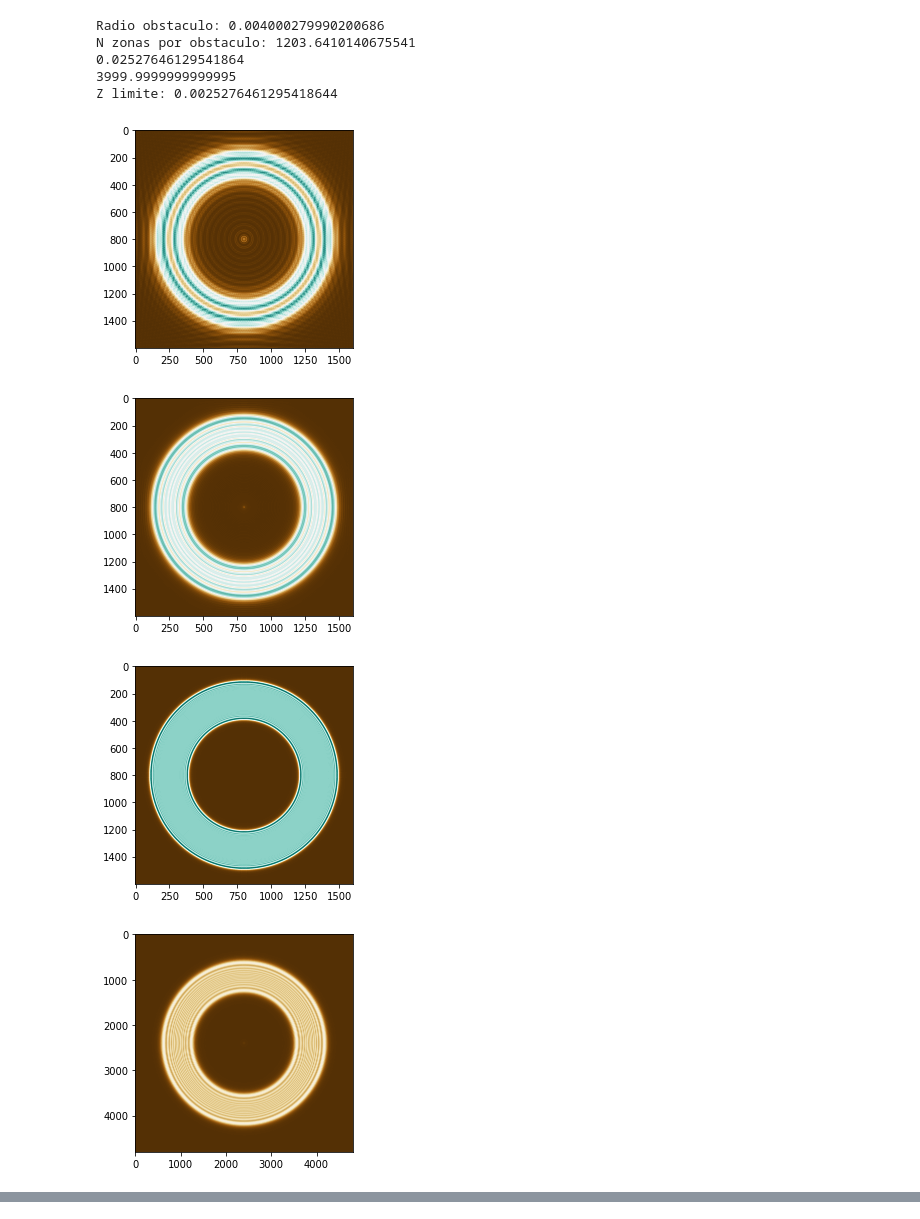
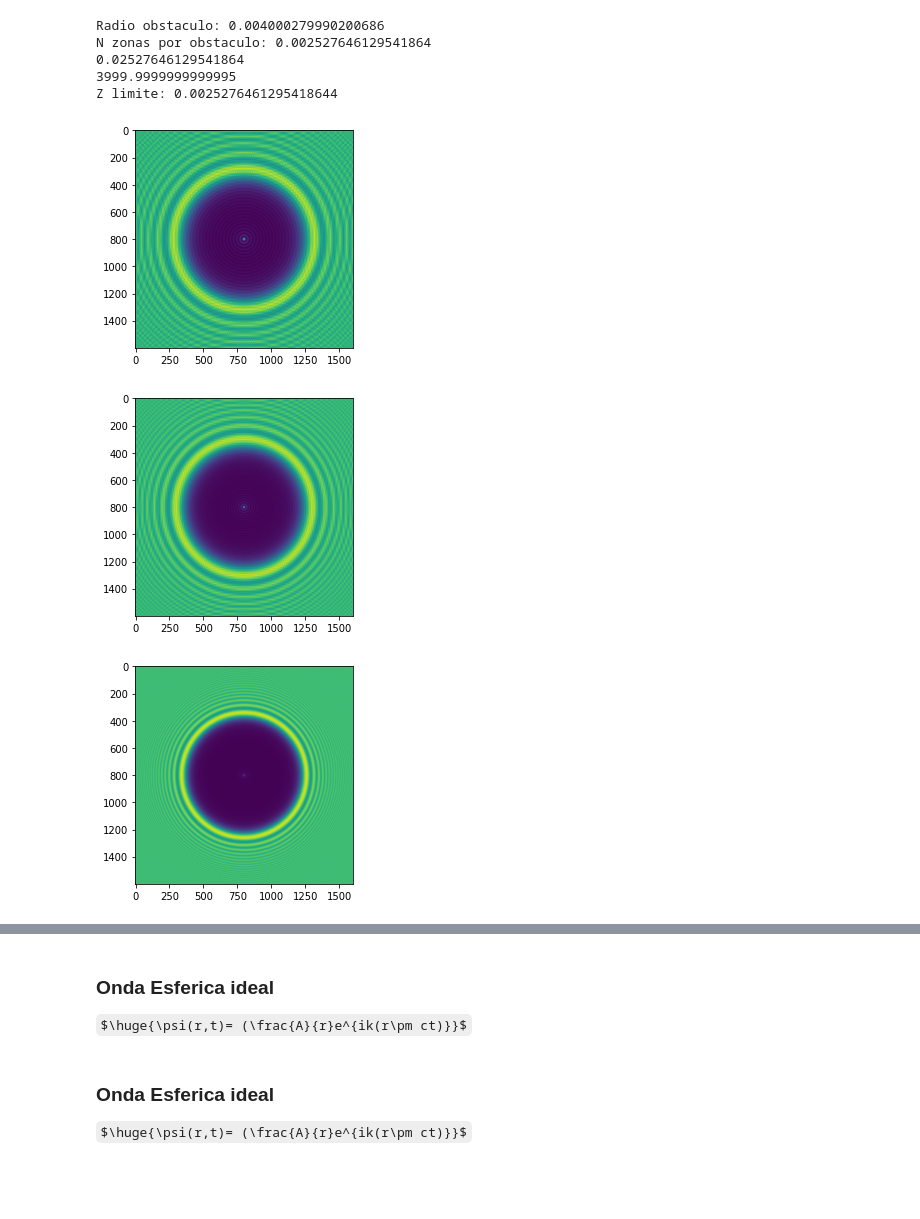
Before and after one commit to JuanDaAC/OpticalInstruments, a Jupyter notebook: Entrega 2/Pruebas/Arago.ipynb, the cells around one changed output, grey strips where cells are left out. Cells and saved outputs as stored; diff of their text form; code cells hidden in the pictures; some formulas as TeX source; blank space fills up the shorter version.

```diff
--- a/Entrega 2/Pruebas/Arago.ipynb
+++ b/Entrega 2/Pruebas/Arago.ipynb
@@ -14,9 +14,8 @@ cm=1e-2
 %matplotlib inline
 
 radio =400
+mask=np.ones((1600,1600),dtype="uint8")
 
-mask=np.zeros((1600,1600),dtype="uint8")
-cv2.circle(mask,(800,800),700,1,-1)   #Radio de la apertura o es de 7000 um
 cv2.circle(mask,(800,800),radio,0,-1)  #Radio del obstaculo es de x *10um
 plt.imshow(mask,cmap="gray")
 plt.show()
@@ -105,9 +103,9 @@ def AngFT(entrada,z,dx,dy,wavelength):
 
     return U_z
 # %%
-def NumZ(W_l,z,r):
-    R = ((r**2))/(W_l*z)
-    return R
+def NumZ(W_l,n,r):
+    z = ((r**2)/W_l)*(1/n)
+    return z
 def Radio(W_l,z,n):
     R = np.sqrt(W_l*z*n)
     return R
@@ -117,9 +115,9 @@ def separación(W_l,r,n):
 def NumF(W_l,r,z):
     return ((2*r)**2)/(z*W_l)
 
-
+Z=0.002527646129541864
 print("Radio obstaculo:",Radio(633*nm,0.020,1264))
-print("N zonas por obstaculo:",NumZ(633*nm,0.021,(radio*10*um)))
+print("N zonas por obstaculo:",NumZ(633*nm,306.25,700*um))
 print(separación(633*nm,4*mm,1000))
 
 print(NumF(633*nm,radio*10*um,0.02527646129541864))
@@ -127,28 +125,21 @@ print(NumF(633*nm,radio*10*um,0.02527646129541864))
 print("Z limite:",(np.shape(mask)[0]*(1*um**2))/(633*nm))
 # %% [output]
 Radio obstaculo: 0.004000279990200686
-N zonas por obstaculo: 1203.6410140675541
+N zonas por obstaculo: 0.002527646129541864
 0.02527646129541864
 3999.9999999999995
 Z limite: 0.0025276461295418644
 # %%
 # Experimento de arago empelando Difracción angular y Transformada de fresnel a diferentes distancias
 
-Z=0.002527646129541864
-plt.imshow(np.abs(((AngFT(mask,Z*8,1*um,1*um,633*nm))))**2,cmap="BrBG")
+Z= 15*mm
+plt.imshow(np.abs(((AngFT(mask,Z*2,1*um,1*um,633*nm))))**2)
 plt.show()
-plt.imshow(np.abs(((AngFT(mask,Z*2,1*um,1*um,633*nm))))**2,cmap="BrBG")
+plt.imshow(np.abs(((AngFT(mask,Z*1.5,1*um,1*um,633*nm))))**2)
 plt.show()
-plt.imshow(np.abs(((AngFT(mask,Z/4,1*um,1*um,633*nm))))**2,cmap="BrBG")
+plt.imshow(np.abs(((AngFT(mask,Z/2,1*um,1*um,633*nm))))**2)
 plt.show()
-plt.imshow(np.abs(((TrFrM(np.pad(mask,1600),Z*8,1*um,1*um,633*nm))))**2,cmap="BrBG")
-plt.show()
-plt.imshow(np.abs(((TrFr(mask,Z*2,1*um,1*um,633*nm))))**2,cmap="BrBG")
-plt.show()
-plt.imshow(np.abs(((TrFr(mask,Z/4,1*um,1*um,633*nm))))**2,cmap="BrBG")
-plt.show()
 # %% [output]
-[figure, old version]
+[figure, new version]
-[figure, old version]
+[figure, new version]
-[figure, old version]
+[figure, new version]
-[figure, removed]
@@ -156,0 +146,8 @@ plt.show()
+# %% [markdown]
+### Onda Esferica ideal
+
+$\huge{\psi(r,t)= (\frac{A}{r}e^{ik(r\pm ct)}}$
+# %% [markdown]
+### Onda Esferica ideal
+
+$\huge{\psi(r,t)= (\frac{A}{r}e^{ik(r\pm ct)}}$
```
Also changed, not shown: parts of 4 cells of this notebook.
